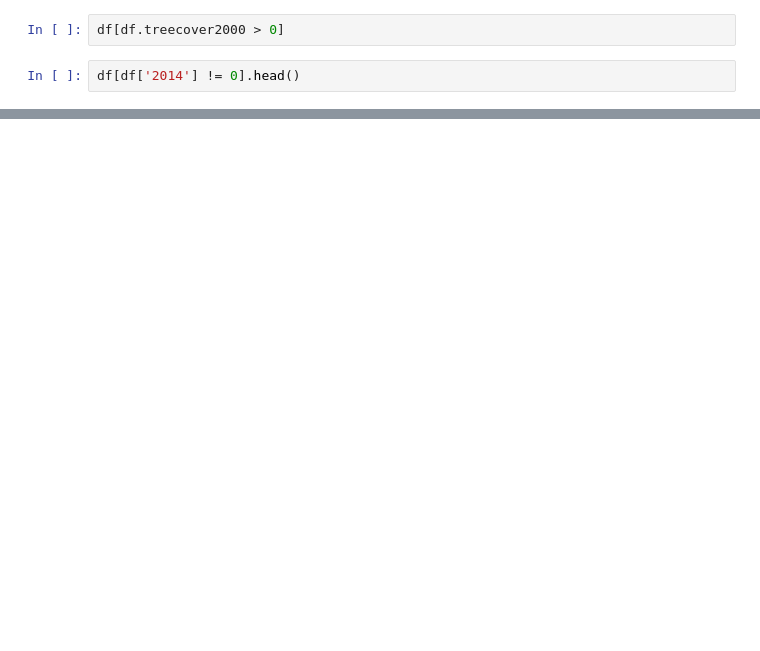
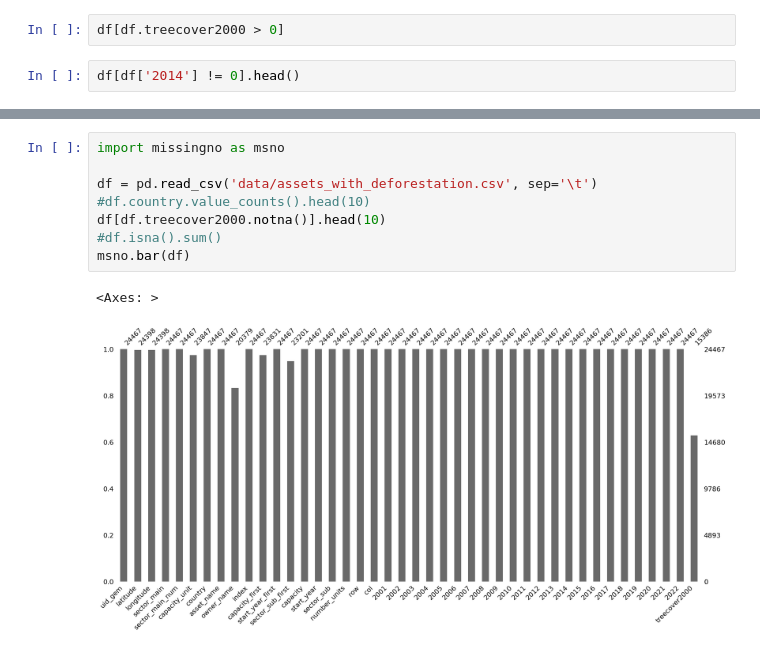
Before and after one commit to wuntunsun/eudr-exposure, a Jupyter notebook: deforestation-sample.ipynb, the cells around one changed output, grey strips where cells are left out. Saved outputs shown, nothing was run; the diff lists cells and outputs as text; blank space fills up the shorter version.

```diff
--- a/deforestation-sample.ipynb
+++ b/deforestation-sample.ipynb
@@ -84,3 +103,14 @@ earthenginepartners_hansen('data/assets_with_deforestation.csv', '\t',
 earthenginepartners_hansen('data/assets_with_deforestation.csv', '\t',
                            range(18, 72, 10), range(-171, -67, 10),
                            'data/assets_with_deforestation.csv', verbose=False)
+# %%
+import missingno as msno
+
+df = pd.read_csv('data/assets_with_deforestation.csv', sep='\t')
+#df.country.value_counts().head(10)
+df[df.treecover2000.notna()].head(10)
+#df.isna().sum()
+msno.bar(df)
+# %% [output]
+<Axes: >
+[figure, added]
```
Also changed, not shown: parts of 7 cells of this notebook, 4 other files.
